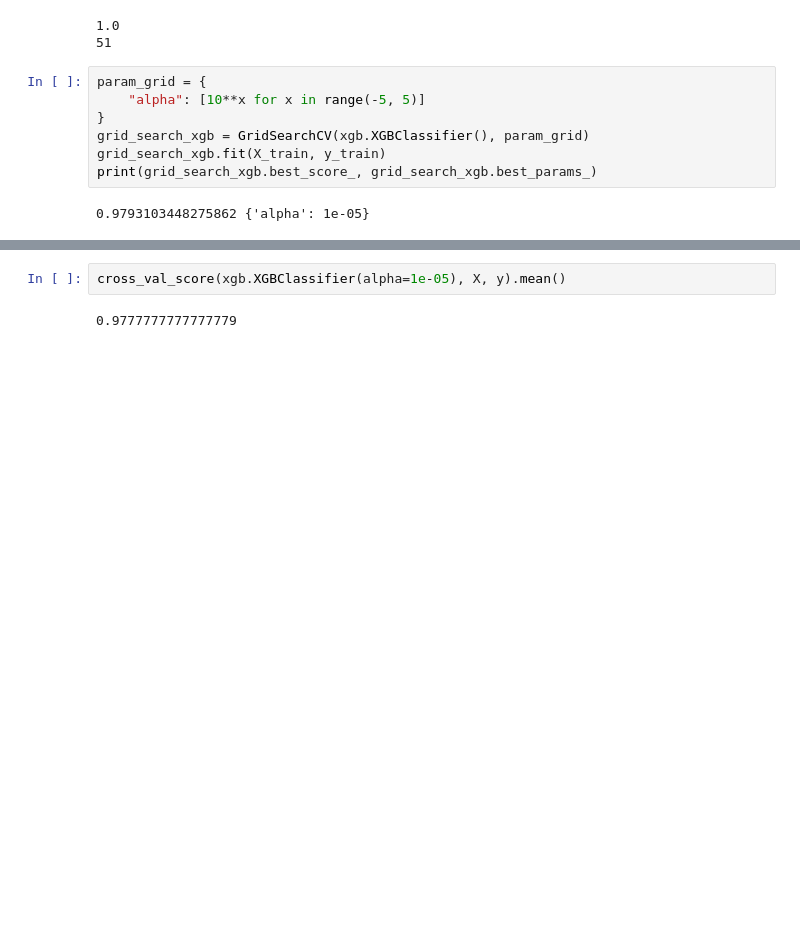
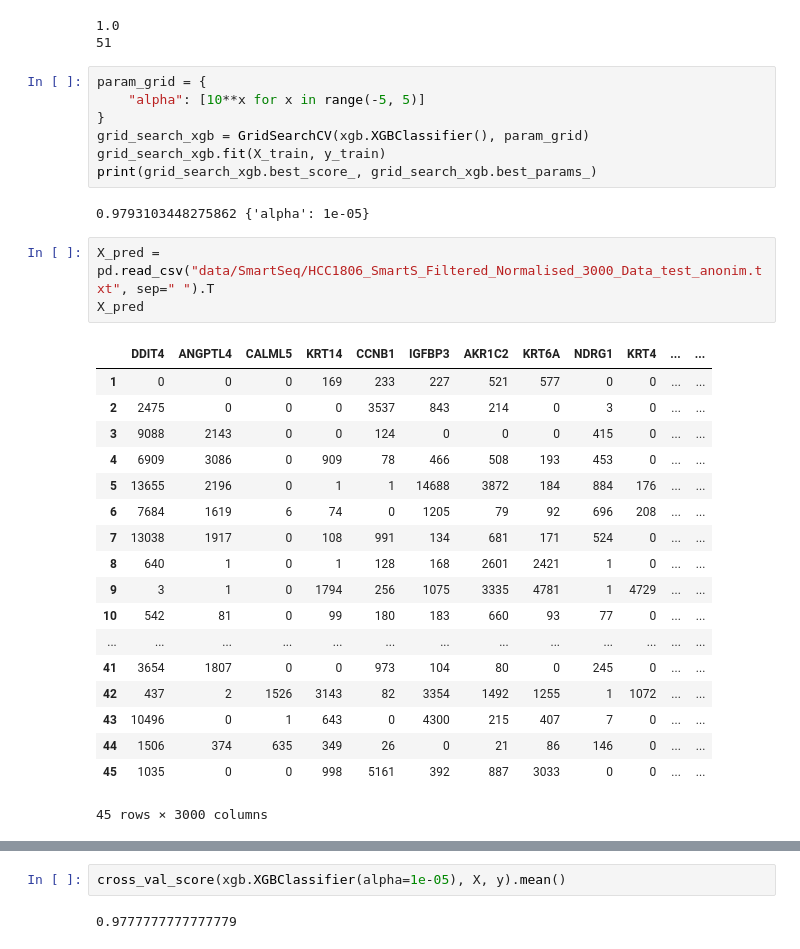
Before and after one commit to andreafabbricatore/ailab, a Jupyter notebook: toto_classification/smartseq_hcc1806.ipynb, the cells around one changed output, grey strips where cells are left out. Drawn from its saved outputs; the diff is of its cells as text; blank space fills up the shorter version.

```diff
--- a/toto_classification/smartseq_hcc1806.ipynb
+++ b/toto_classification/smartseq_hcc1806.ipynb
@@ -75,3 +75,25 @@ grid_search_xgb.fit(X_train, y_train)
 print(grid_search_xgb.best_score_, grid_search_xgb.best_params_)
 # %% [output]
 0.9793103448275862 {'alpha': 1e-05}
+# %%
+X_pred = pd.read_csv("data/SmartSeq/HCC1806_SmartS_Filtered_Normalised_3000_Data_test_anonim.txt", sep=" ").T
+X_pred
+# %% [output]
+|  | DDIT4 | ANGPTL4 | CALML5 | KRT14 | CCNB1 | IGFBP3 | AKR1C2 | KRT6A | NDRG1 | KRT4 | ... | ... |
+| 1 | 0 | 0 | 0 | 169 | 233 | 227 | 521 | 577 | 0 | 0 | ... | ... |
+| 2 | 2475 | 0 | 0 | 0 | 3537 | 843 | 214 | 0 | 3 | 0 | ... | ... |
+| 3 | 9088 | 2143 | 0 | 0 | 124 | 0 | 0 | 0 | 415 | 0 | ... | ... |
+| 4 | 6909 | 3086 | 0 | 909 | 78 | 466 | 508 | 193 | 453 | 0 | ... | ... |
+| 5 | 13655 | 2196 | 0 | 1 | 1 | 14688 | 3872 | 184 | 884 | 176 | ... | ... |
+| 6 | 7684 | 1619 | 6 | 74 | 0 | 1205 | 79 | 92 | 696 | 208 | ... | ... |
+| 7 | 13038 | 1917 | 0 | 108 | 991 | 134 | 681 | 171 | 524 | 0 | ... | ... |
+| 8 | 640 | 1 | 0 | 1 | 128 | 168 | 2601 | 2421 | 1 | 0 | ... | ... |
+| 9 | 3 | 1 | 0 | 1794 | 256 | 1075 | 3335 | 4781 | 1 | 4729 | ... | ... |
+| 10 | 542 | 81 | 0 | 99 | 180 | 183 | 660 | 93 | 77 | 0 | ... | ... |
+| ... | ... | ... | ... | ... | ... | ... | ... | ... | ... | ... | ... | ... |
+| 41 | 3654 | 1807 | 0 | 0 | 973 | 104 | 80 | 0 | 245 | 0 | ... | ... |
+| 42 | 437 | 2 | 1526 | 3143 | 82 | 3354 | 1492 | 1255 | 1 | 1072 | ... | ... |
+| 43 | 10496 | 0 | 1 | 643 | 0 | 4300 | 215 | 407 | 7 | 0 | ... | ... |
+| 44 | 1506 | 374 | 635 | 349 | 26 | 0 | 21 | 86 | 146 | 0 | ... | ... |
+| 45 | 1035 | 0 | 0 | 998 | 5161 | 392 | 887 | 3033 | 0 | 0 | ... | ... |
+45 rows × 3000 columns
```
Also changed, not shown: parts of 6 cells of this notebook, 5 other files.
